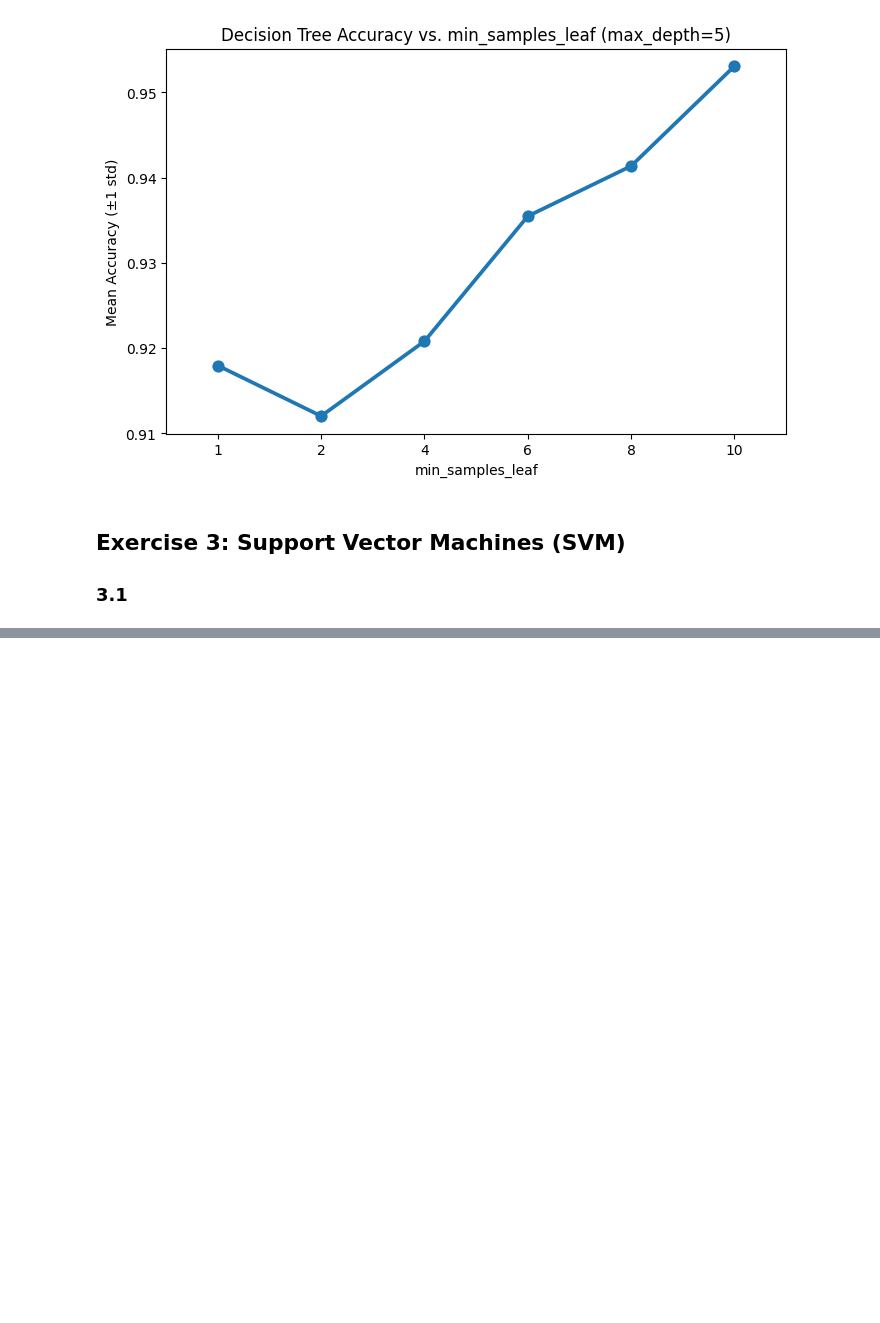
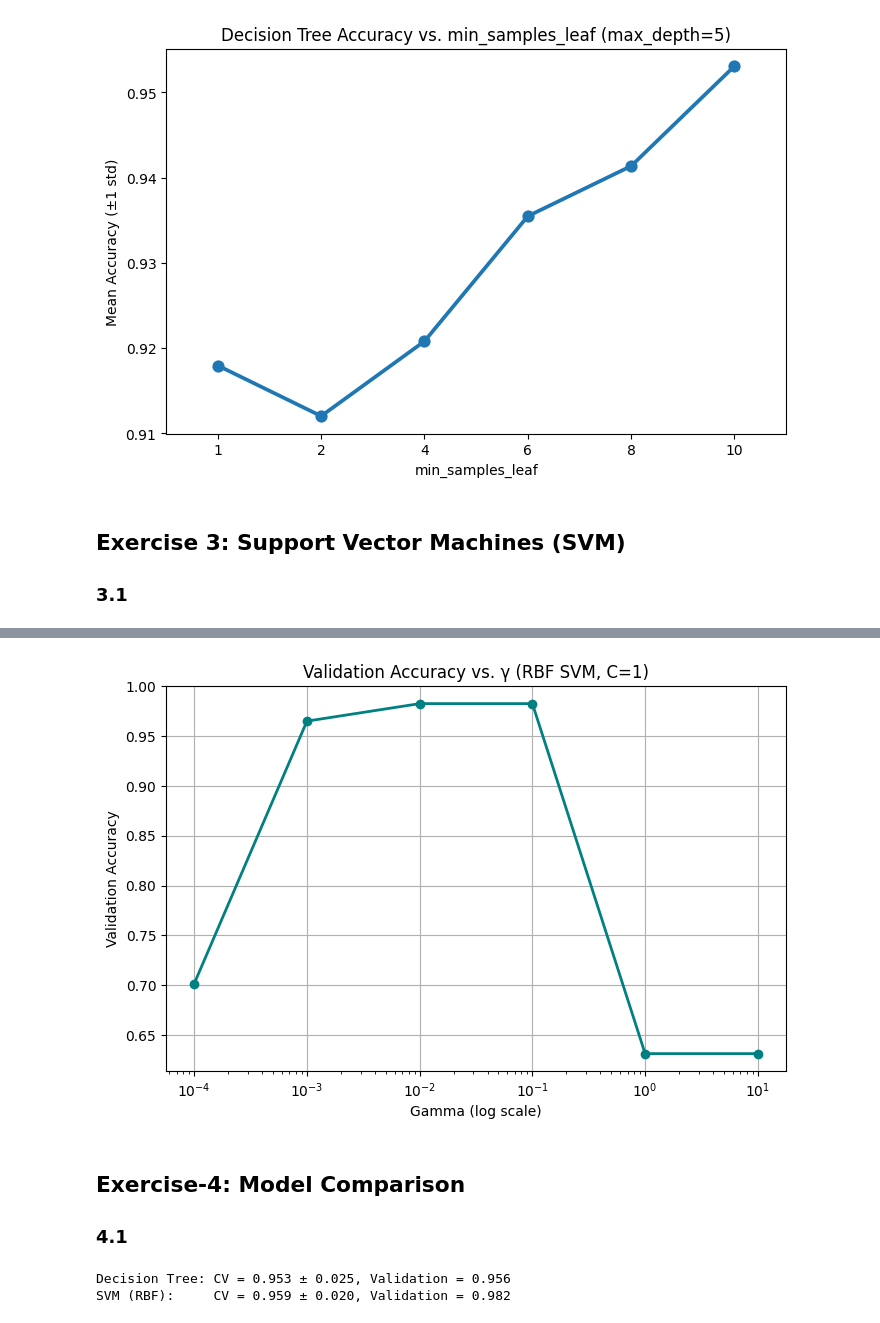
Before and after one commit to Thomabal/machinelearning2, a Jupyter notebook: Oblig2.ipynb, the cells around one changed output, grey strips where cells are left out. Cells and saved outputs as stored; diff of their text form; code cells hidden in the pictures; blank space fills up the shorter version.

Commit message:
added exercise 3 and 4

```diff
--- a/Oblig2.ipynb
+++ b/Oblig2.ipynb
@@ -239,0 +401,40 @@ plt.show()
+# %%
+plt.figure(figsize=(8,5))
+plt.semilogx(gamma_values, acc_scores, marker='o', color='teal', linewidth=2)
+plt.title("Validation Accuracy vs. γ (RBF SVM, C=1)")
+plt.xlabel("Gamma (log scale)")
+plt.ylabel("Validation Accuracy")
+plt.grid(True)
+plt.show()
+# %% [output]
+[figure, added]
+# %% [markdown]
+## Exercise-4: Model Comparison
+
+### 4.1
+# %%
+dt_best = DecisionTreeClassifier(max_depth=2, min_samples_leaf=10, random_state=42)
+svm_best = SVC(kernel='rbf', C=1, gamma=0.01, probability=True, random_state=42)
+
+dt_cv = cross_val_score(dt_best, X_train_std, y_train, cv=5, scoring='accuracy')
+svm_cv = cross_val_score(svm_best, X_train_std, y_train, cv=5, scoring='accuracy')
+
+dt_best.fit(X_train_std, y_train)
+svm_best.fit(X_train_std, y_train)
+
+y_pred_dt = dt_best.predict(X_val_std)
+y_pred_svm = svm_best.predict(X_val_std)
+
+y_prob_dt = dt_best.predict_proba(X_val_std)[:, 1]
+y_prob_svm = svm_best.predict_proba(X_val_std)[:, 1]
+
+val_acc_dt = accuracy_score(y_val, y_pred_dt)
+val_acc_svm = accuracy_score(y_val, y_pred_svm)
+
+print("Decision Tree: CV = {:.3f} ± {:.3f}, Validation = {:.3f}".format(
+    dt_cv.mean(), dt_cv.std(), val_acc_dt))
+print("SVM (RBF):     CV = {:.3f} ± {:.3f}, Validation = {:.3f}".format(
+    svm_cv.mean(), svm_cv.std(), val_acc_svm))
+# %% [output]
+Decision Tree: CV = 0.953 ± 0.025, Validation = 0.956
+SVM (RBF):     CV = 0.959 ± 0.020, Validation = 0.982
```
Also changed, not shown: parts of 26 cells of this notebook.
